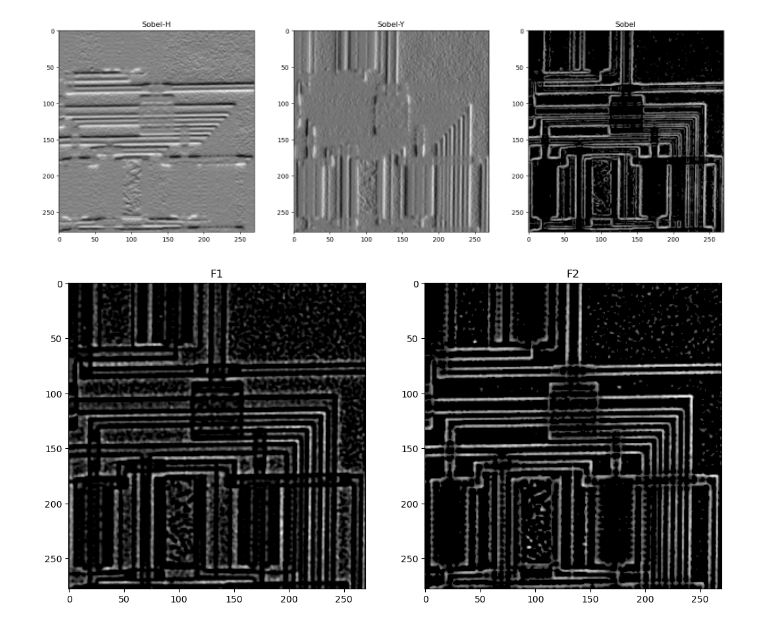
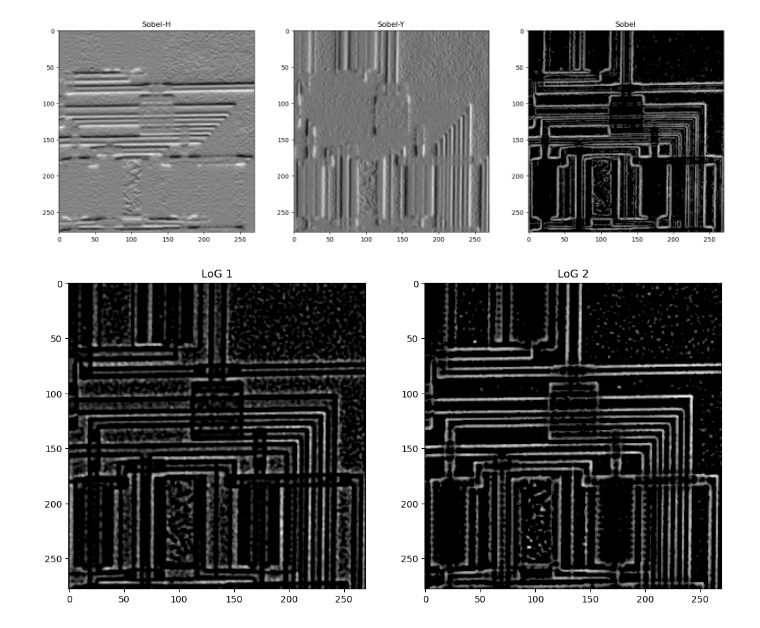
Before and after one commit to waleedhesham446/Image-Processing-Labs, a Jupyter notebook: lab05 (Edge Detection)/lab-5.ipynb, the cells around one changed output. Saved outputs shown, nothing was run; the diff lists cells and outputs as text; code cells hidden in the pictures.

Commit message:
Uploaded Output Images

```diff
--- a/lab05 (Edge Detection)/lab-5.ipynb
+++ b/lab05 (Edge Detection)/lab-5.ipynb
@@ -79,32 +79,32 @@ show_images([x_convoluted, y_convoluted, x2_y2_sqrt], ['Sobel-H', 'Sobel-Y', 'So
 # %%
 # 3. Custom LoG
 thres= 20
 
 img = io.imread('circuit.tif')
 
 f1 = [
     [-1,-1,-1],
     [-1,8,-1],
     [-1,-1,-1]
 ]
 
 f2 = [
     [0,1,0],
     [1,-4,1],
     [0,1,0]
 ]
 
 img = gaussian(img, sigma = 1.2)
 
 sub_matrices = view_as_windows(img, (3,3), 1)
 f1_convoluted = np.einsum('ij,klij->kl', f1, sub_matrices)
 f2_convoluted = np.einsum('ij,klij->kl', f2, sub_matrices)
 f1_convoluted[f1_convoluted < 0.01] = 0
 f2_convoluted[f2_convoluted < 0.01] = 0
 
-show_images([f1_convoluted, f2_convoluted], ['F1', 'F2'])
+show_images([f1_convoluted, f2_convoluted], ['LoG 1', 'LoG 2'])
 # %% [output]
-[figure, old version]
+[figure, new version]
 # %%
 '''
 Optional
```
Also changed, not shown: 40 other files.
